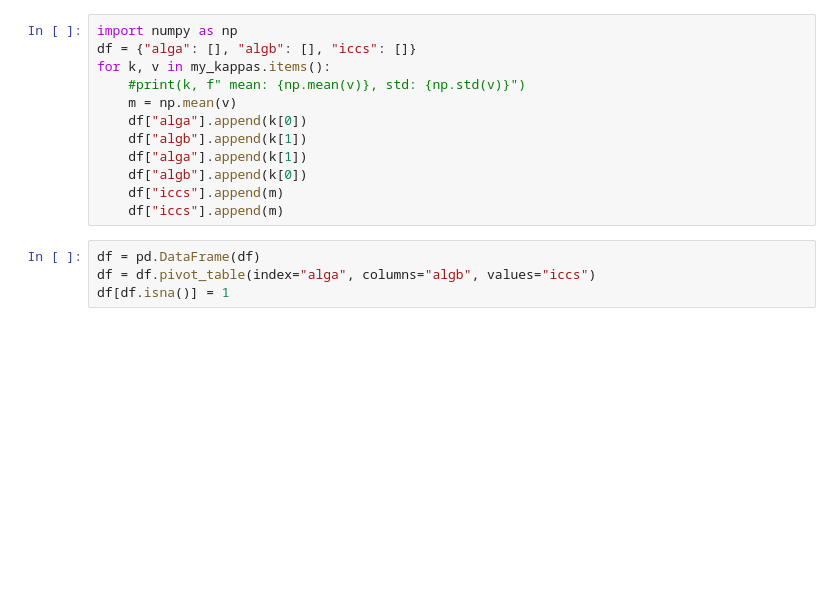
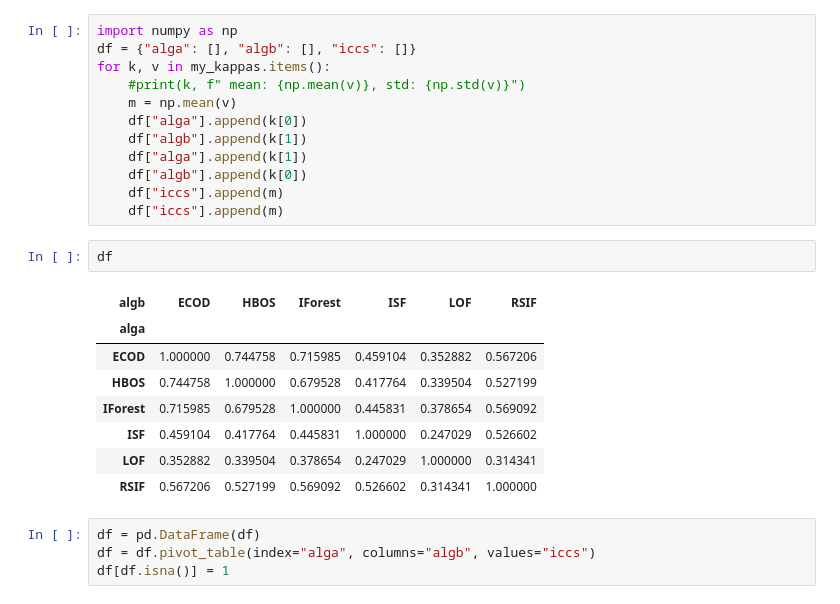
Before and after one commit to SebChw/RSIF, a Jupyter notebook: notebooks/cappa.ipynb, the cells around one changed output. Saved outputs shown, nothing was run; the diff lists cells and outputs as text; blank space fills up the shorter version.

```diff
--- a/notebooks/cappa.ipynb
+++ b/notebooks/cappa.ipynb
@@ -77,6 +77,17 @@ for k, v in my_kappas.items():
     df["algb"].append(k[0])
     df["iccs"].append(m)
     df["iccs"].append(m)
+# %%
+df
+# %% [output]
+| algb | ECOD | HBOS | IForest | ISF | LOF | RSIF |
+| alga |  |  |  |  |  |  |
+| ECOD | 1.000000 | 0.744758 | 0.715985 | 0.459104 | 0.352882 | 0.567206 |
+| HBOS | 0.744758 | 1.000000 | 0.679528 | 0.417764 | 0.339504 | 0.527199 |
+| IForest | 0.715985 | 0.679528 | 1.000000 | 0.445831 | 0.378654 | 0.569092 |
+| ISF | 0.459104 | 0.417764 | 0.445831 | 1.000000 | 0.247029 | 0.526602 |
+| LOF | 0.352882 | 0.339504 | 0.378654 | 0.247029 | 1.000000 | 0.314341 |
+| RSIF | 0.567206 | 0.527199 | 0.569092 | 0.526602 | 0.314341 | 1.000000 |
 # %%
 df = pd.DataFrame(df)
 df = df.pivot_table(index="alga", columns="algb", values="iccs")
```
Also changed, not shown: parts of 1 cell of this notebook, 15 other files.
